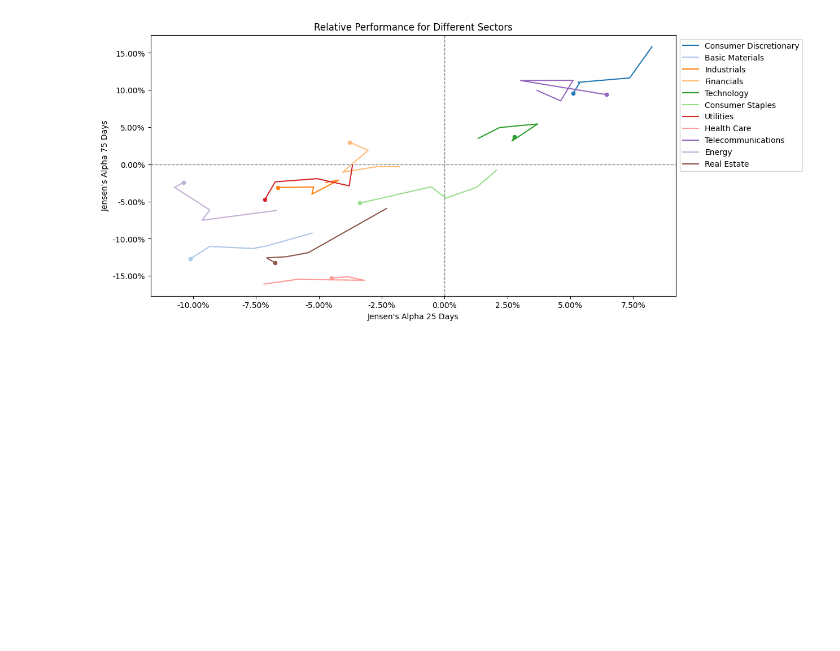
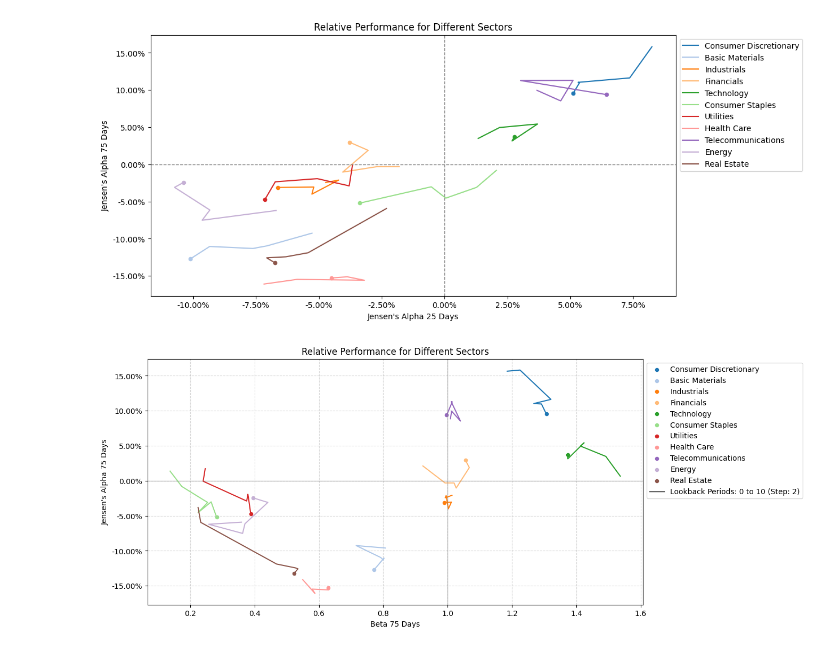
Before and after one commit to Matteo-Bernard/Relative_Performance, a Jupyter notebook: relative_performance.ipynb, the cells around one changed output. Saved outputs shown, nothing was run; the diff lists cells and outputs as text; code cells hidden in the pictures; blank space fills up the shorter version.

Commit message:
ajustement beta alpha

```diff
--- a/relative_performance.ipynb
+++ b/relative_performance.ipynb
@@ -162,3 +163,65 @@ ax.yaxis.set_major_formatter(mticker.FormatStrFormatter("%.2f%%"))
 plt.show()
 # %% [output]
 [figure]
+# %%
+import numpy as np
+import pandas as pd
+import matplotlib.pyplot as plt
+import matplotlib.ticker as mticker
+
+# Définition des paramètres
+window_alpha = 75
+window_beta = 75
+lookback_steps = np.arange(1, 12, 2)
+sectors = list(sector_dict.keys())
+sector_colors = {s: plt.get_cmap("tab20")(i % 20) for i, s in enumerate(sectors)}
+
+# Création des DataFrames pour Jensen's Alpha et Beta
+alpha_df = pd.DataFrame(index=sectors, columns=lookback_steps)
+beta_df = pd.DataFrame(index=sectors, columns=lookback_steps)
+
+for sector in sectors:
+    for lookback in lookback_steps:
+        hist_sector_alpha = history_df[sector].iloc[-window_alpha - lookback:-lookback]
+        hist_sector_beta = history_df[sector].iloc[-window_beta - lookback:-lookback]
+        hist_market_alpha = history_df['Market'].iloc[-window_alpha - lookback:-lookback]
+        hist_market_beta = history_df['Market'].iloc[-window_beta - lookback:-lookback]
+        risk_free = history_df['RiskFree'].iloc[-lookback - 1] / 100
+
+        alpha_df.at[sector, lookback] = alpha_jensen(hist_sector_alpha, hist_market_alpha, risk_free) * 100
+        beta_df.at[sector, lookback] = beta(hist_sector_beta, hist_market_beta, way='all')
+
+# Tracé du graphique
+fig, ax = plt.subplots(figsize=(12, 6))
+
+scatter_handles = []
+for sector in sectors:
+    y_vals = alpha_df.loc[sector, :].values.astype(float)
+    x_vals = beta_df.loc[sector, :].values.astype(float)
+    color = sector_colors[sector]
+
+    ax.plot(x_vals, y_vals, color=color, linewidth=1.5)
+    scatter = ax.scatter(x_vals[0], y_vals[0], color=color, marker="o", s=20)
+    scatter_handles.append((scatter, sector))
+
+ax.axhline(0, color="grey", linewidth=1, alpha=0.5)
+ax.axvline(1, color="grey", linewidth=1, alpha=0.5)
+
+# Ajout d'une légende avec points au lieu de lignes
+handles, labels = zip(*scatter_handles)
+
+# Ajout d'une ligne noire pour la description des lookbacks
+lookback_label = f"Lookback Periods: {lookback_steps[0]-1} to {lookback_steps[-1]-1} (Step: {int((lookback_steps.max()+1)/len(lookback_steps))})"
+handles += (plt.Line2D([0], [0], color='black', lw=1),)
+labels += (lookback_label,)
+
+ax.legend(handles=handles, labels=labels, loc='upper left', bbox_to_anchor=(1, 1))
+
+plt.title("Relative Performance for Different Sectors")
+plt.ylabel(f"Jensen's Alpha {window_alpha} Days")
+plt.xlabel(f"Beta {window_beta} Days")
+plt.grid(True, alpha=0.5, linestyle="--")
+ax.yaxis.set_major_formatter(mticker.FormatStrFormatter("%.2f%%"))
+plt.show()
+# %% [output]
+[figure, added]
```
Also changed, not shown: parts of 1 cell of this notebook.
